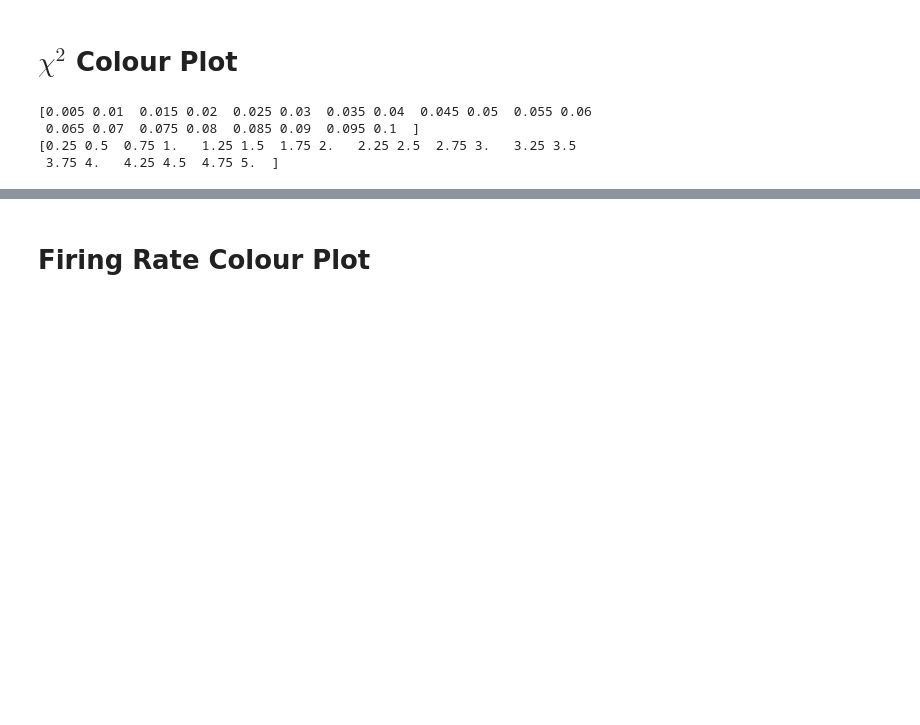
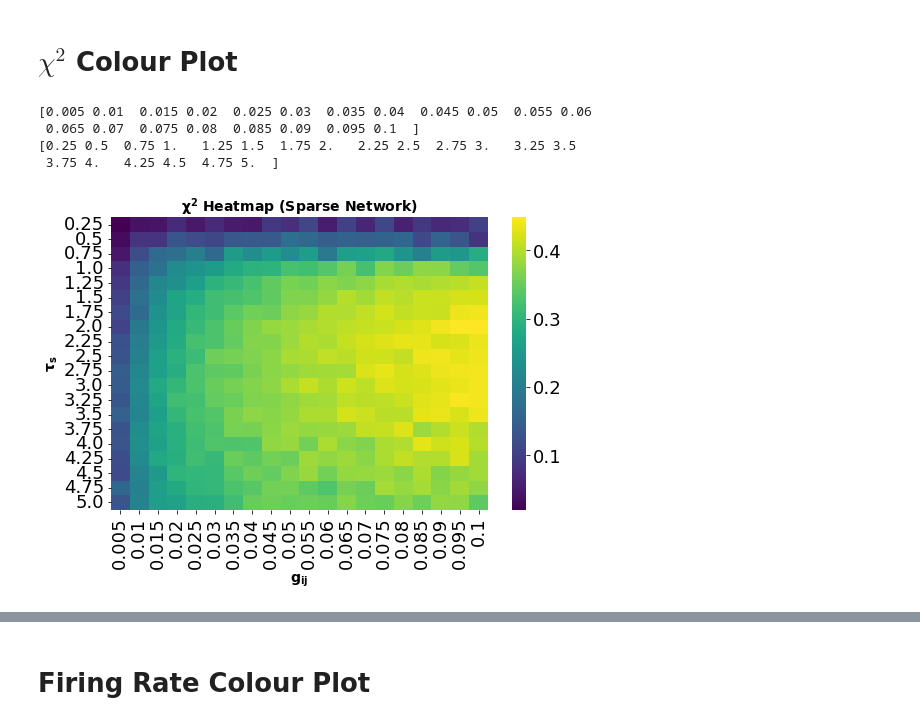
Before and after one commit to davidkelly2002/Final_Year_Thesis_Code, a Jupyter notebook: Colour Plots (Chapter 3).ipynb, the cells around one changed output, grey strips where cells are left out. Cells and saved outputs as stored; diff of their text form; code cells hidden in the pictures; blank space fills up the shorter version.

```diff
--- a/Colour Plots (Chapter 3).ipynb
+++ b/Colour Plots (Chapter 3).ipynb
@@ -268,22 +275,41 @@ print(tau_s_values)
 [0.25 0.5  0.75 1.   1.25 1.5  1.75 2.   2.25 2.5  2.75 3.   3.25 3.5
  3.75 4.   4.25 4.5  4.75 5.  ]
 # %%
+# Create results directory
+os.makedirs("results", exist_ok=True)
+
+# Define parameter grid
 tau_s_values = np.linspace(0.25, 5, 20)
 g_syn_values = np.linspace(0.005, 0.1, 20)
-
 chi_sq_matrix = np.zeros((len(tau_s_values), len(g_syn_values)))
 
+# Try to load existing progress
+progress_path = "results/progress.json"
+matrix_path = "results/chi_sq_matrix.npy"
+
+completed = []
+if os.path.exists(progress_path):
+    with open(progress_path, "r") as f:
+        completed = json.load(f)
+
+if os.path.exists(matrix_path):
+    chi_sq_matrix = np.load(matrix_path)
+
+# Main computation loop
 for i, tau_s in enumerate(tau_s_values):
     for j, g_syn in enumerate(g_syn_values):
+        if [i, j] in completed:
+            continue  # Skip already completed
+
+        # === Begin your simulation setup ===
         g = np.zeros((N, N))
         for row in range(N):
             for col in range(N):
-                if row != col:
-                    if np.random.rand() < connection_probability:
-                        g[row, col] = g_syn
+                if row != col and np.random.rand() < connection_probability:
+                    g[row, col] = g_syn
 
         v_init = np.random.normal(-70, 15, size=(N))
-        u_init = np.random.normal(-15, 0.5, size = (N))
+        u_init = np.random.normal(-15, 0.5, size=(N))
         s_init = np.zeros(N)
         p_init = np.zeros(N)
 
@@ -298,45 +324,58 @@ for i, tau_s in enumerate(tau_s_values):
 
         while i_step < M and t0 < T:
             y0 = np.concatenate([v_init, u_init, s_init, p_init])
-
-
-            sol_v = solve_ivp(dxdt, [t0, T], y0, args=(k, a, b, I, Esyn, J, tau_s), dense_output=True,
-                              events=v_spike, rtol=1e-8)
+            sol_v = solve_ivp(dxdt, [t0, T], y0, args=(k, a, b, I, Esyn, J, tau_s),
+                              dense_output=True, events=v_spike, rtol=1e-8)
 
             t_end = sol_v.t[-1]
             steps = max([2, int((t_end - t0) / dt)])
             t = np.linspace(t0, t_end, steps)
             y = sol_v.sol(t)
 
             t_all = np.concatenate([t_all, t[:-1]], axis=0)
             y_all = np.concatenate([y_all, y[:, :-1]], axis=1)
 
             t0 = t_end
             v_init = y[:N, -1]
             u_init = y[N:2*N, -1]
             s_init = y[2*N:3*N, -1]
             p_init = y[3*N:4*N, -1]
 
             if len(sol_v.t_events[0]) > 0:
                 spike = v_init.argmax()
                 v_init[spike] = v_reset
                 u_init[spike] += d
-                p_init[spike] += (2.7185823035951033)/(tauS/3.043043043043043)
+                p_init[spike] += (2.7185823035951033)/(tau_s/3.043043043043043)
 
                 spike_times[spikeCounter, :] = [t0, spike]
-                spikeCounter = spikeCounter + 1
+                spikeCounter += 1
                 i_step += 1
+
+        # === End simulation ===
 
         data = y_all[:N, :]
         chi_sq = compute_chi(data)
         chi_sq_matrix[i, j] = chi_sq
 
+        # Save partial result
+        np.save(matrix_path, chi_sq_matrix)
+
+        # Optional: save data for debugging/analysis
+        np.savez(f"results/sim_{i}_{j}.npz", t_all=t_all, y_all=y_all, spike_times=spike_times)
+
+        # Log progress
+        completed.append([i, j])
+        with open(progress_path, "w") as f:
+            json.dump(completed, f)
+
+# === Plot after loop finishes ===
 plt.figure(figsize=(8, 6))
-sns.heatmap(chi_sq_matrix, xticklabels=g_syn_values, yticklabels=tau_s_values, cmap='viridis')
+sns.heatmap(chi_sq_matrix, xticklabels=np.round(g_syn_values, 3), yticklabels=np.round(tau_s_values, 2), cmap='viridis')
 plt.xlabel(r'$\mathbf{g_{ij}}$', fontsize=14, fontweight='bold')
 plt.ylabel(r'$\mathbf{\tau_s}$', fontsize=14, fontweight='bold')
-plt.xticks(fontsize=10)
-plt.yticks(fontsize=10)
 plt.title(r'$\mathbf{\chi^2}$ Heatmap (Sparse Network)', fontsize=14, fontweight='bold')
+plt.tight_layout()
 plt.savefig('Chi_Sparse.png')
 plt.show()
+# %% [output]
+[figure, added]
```
Also changed, not shown: parts of 17 cells of this notebook, 1 other file.
